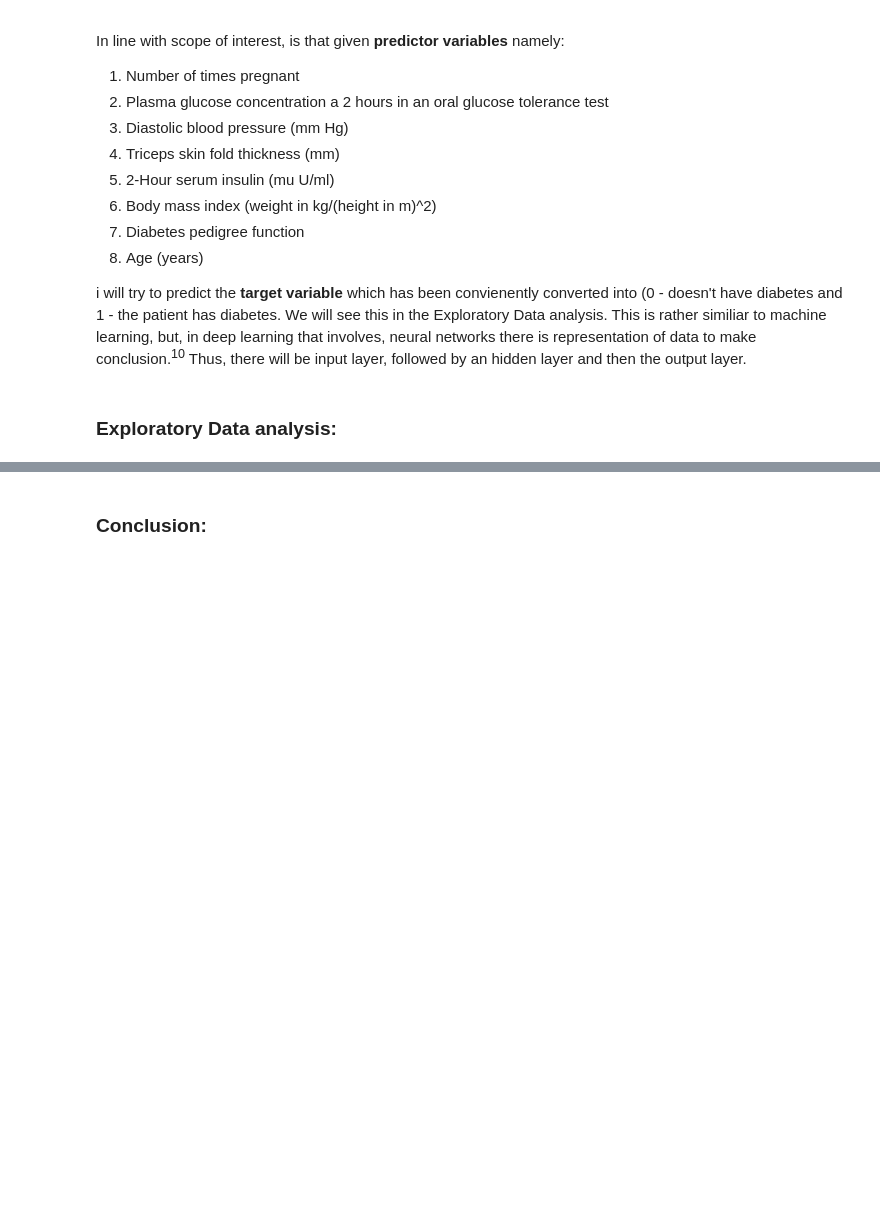
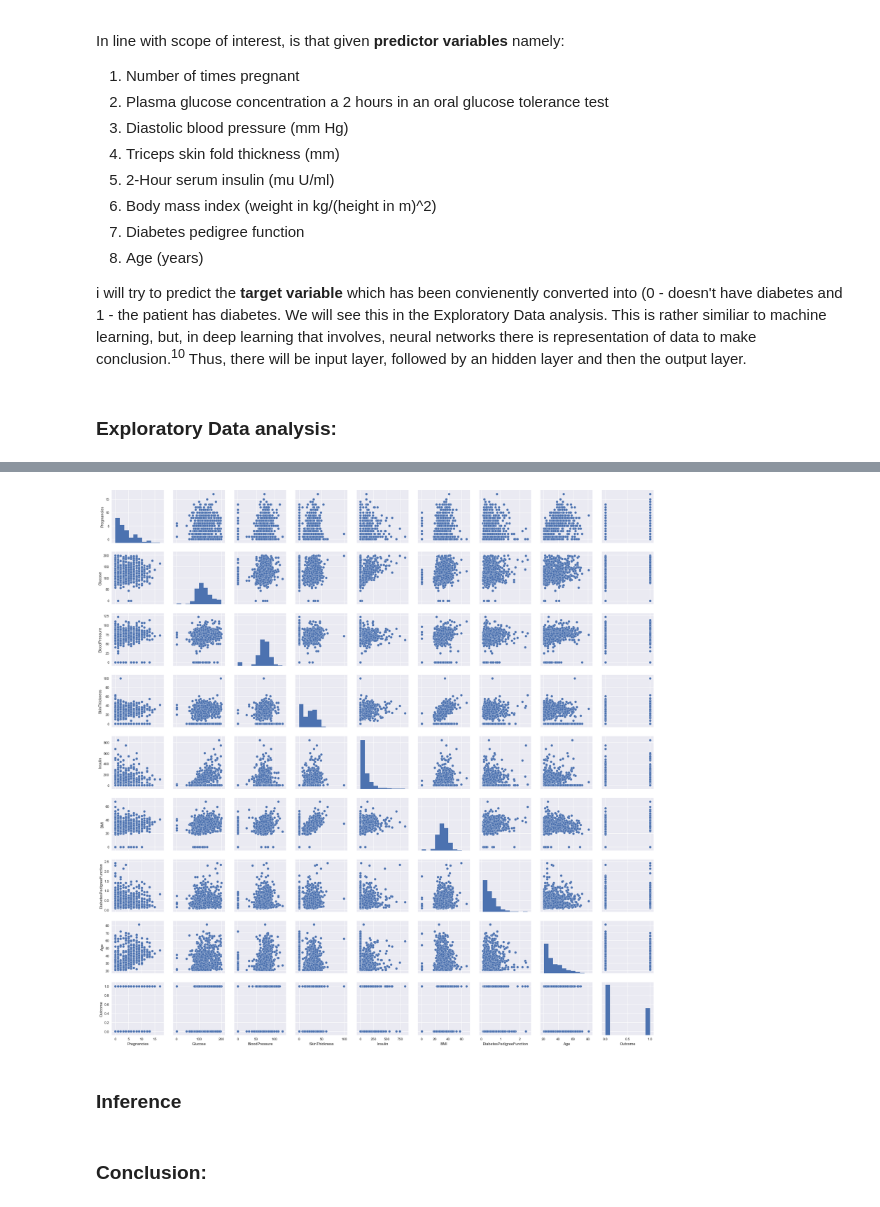
Before and after one commit to Shuyib/pimaDLkeras, a Jupyter notebook: pima.indians.analysis.ipynb, the cells around one changed output, grey strips where cells are left out. Drawn from its saved outputs; the diff is of its cells as text; code cells hidden in the pictures; blank space fills up the shorter version.

Commit message:
Do exploratory data analysis on the dataset. To uncover insights.

```diff
--- a/pima.indians.analysis.ipynb
+++ b/pima.indians.analysis.ipynb
@@ -25,3 +25,13 @@ In line with scope of interest, is that given **predictor variables** namely:
 i will try to predict the **target variable** which has been convienently converted into (0 - doesn't have diabetes and 1 - the patient has diabetes. We will see this in the Exploratory Data analysis. This is rather similiar to machine learning, but, in deep learning that involves, neural networks there is representation of data to make conclusion.<sup>10</sup> Thus, there will be input layer, followed by an hidden layer and then the output layer.
 # %% [markdown]
 ### Exploratory Data analysis:
+# %%
+# Let's start by importing the data
+# importing modules that we'll need for the analysis
+import pandas as pd
+import numpy as np
+
+df = pd.read_csv("diabetes.csv") # importing our data into the notebook
+print(df.head(5)) # Examine first columns
+print ("") # spacing for better reading
+print (df.columns) # All the columns, we'll work with, they are formatted correctly
@@ -28,3 +117,19 @@ i will try to predict the **target variable** which has been convienently conver
+# %%
+# exploratory visualisations to see if there is any correlation between columns
+# since the columns are few this plot is feasible i don't recommend it for many columns
+
+# import necessary modules
+import matplotlib.pyplot as plt
+import seaborn as sns
+sns.set()
+
+sns.pairplot(df)
+plt.show()
+# some variables seem correlated. Let's try finding the pearson correlation coefficient for one.
+# %% [output]
+[figure, added]
+# %% [markdown]
+### Inference
 # %% [markdown]
 ### Conclusion:
 # %% [markdown]
```
Also changed, not shown: parts of 5 cells of this notebook.
